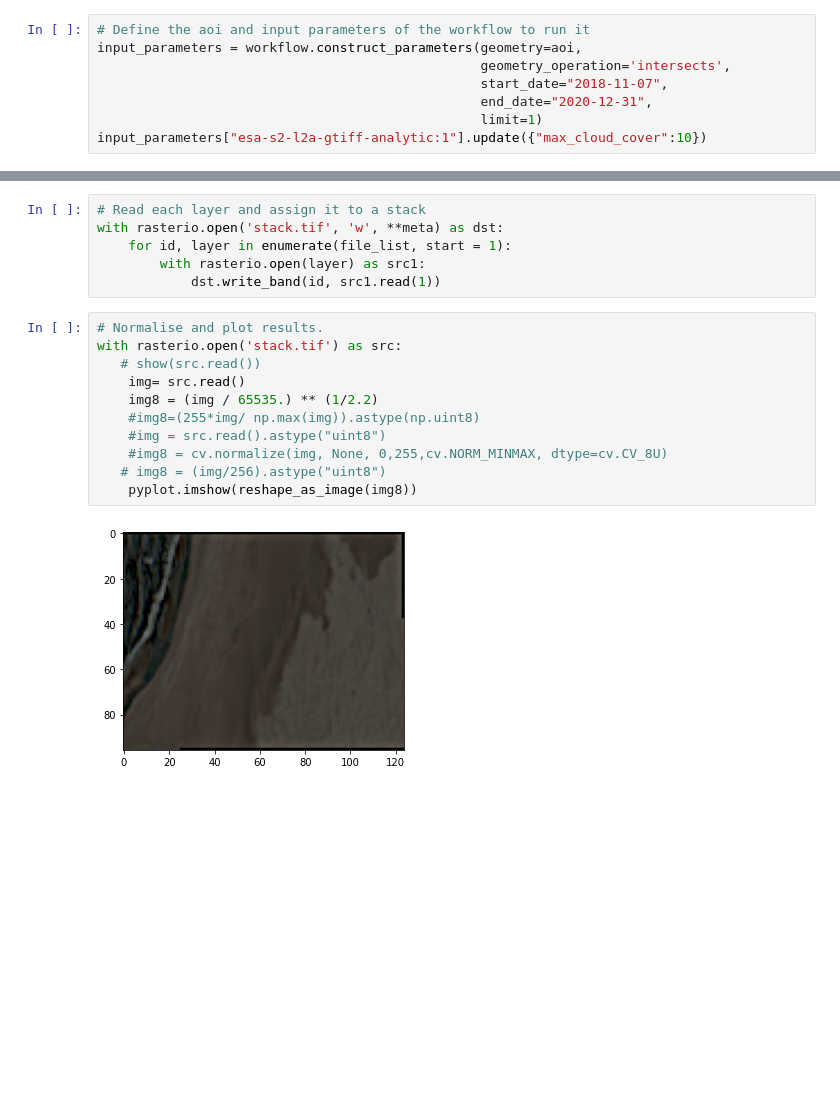
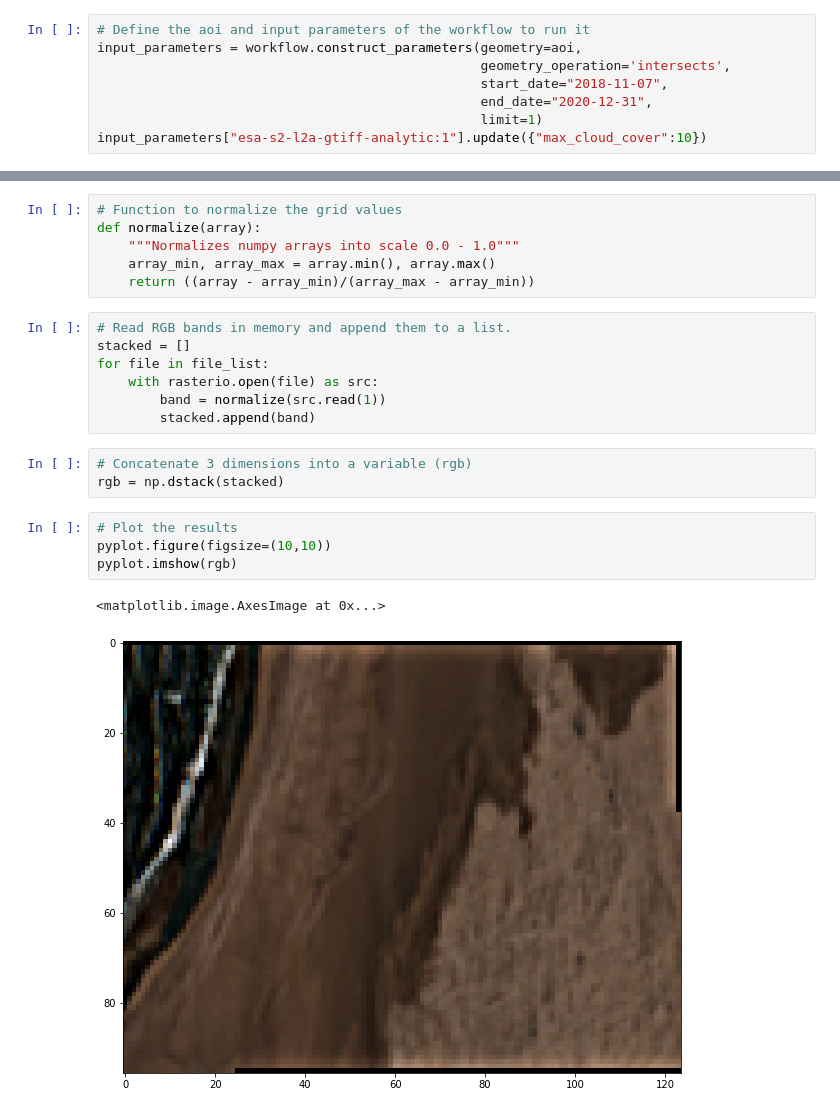
Before and after one commit to up42/up42-py, a Jupyter notebook: examples/data-block-examples/sentinel2-l2-a-geotiff-example.ipynb, the cells around one changed output, grey strips where cells are left out. Saved outputs shown, nothing was run; the diff lists cells and outputs as text; blank space fills up the shorter version.

Commit message:
Update visualisation

```diff
--- a/examples/data-block-examples/sentinel2-l2-a-geotiff-example.ipynb
+++ b/examples/data-block-examples/sentinel2-l2-a-geotiff-example.ipynb
@@ -170,19 +143,23 @@ meta.update(count = len(file_list))
-# %%
-# Read each layer and assign it to a stack
-with rasterio.open('stack.tif', 'w', **meta) as dst:
-    for id, layer in enumerate(file_list, start = 1):
-        with rasterio.open(layer) as src1:
-            dst.write_band(id, src1.read(1))
-# %%
-# Normalise and plot results.
-with rasterio.open('stack.tif') as src:
-   # show(src.read())
-    img= src.read()
-    img8 = (img / 65535.) ** (1/2.2)
-    #img8=(255*img/ np.max(img)).astype(np.uint8)
-    #img = src.read().astype("uint8")
-    #img8 = cv.normalize(img, None, 0,255,cv.NORM_MINMAX, dtype=cv.CV_8U)
-   # img8 = (img/256).astype("uint8")
-    pyplot.imshow(reshape_as_image(img8))
-# %% [output]
-[figure, removed]
+# %%
+# Function to normalize the grid values
+def normalize(array):
+    """Normalizes numpy arrays into scale 0.0 - 1.0"""
+    array_min, array_max = array.min(), array.max()
+    return ((array - array_min)/(array_max - array_min))
+# %%
+# Read RGB bands in memory and append them to a list.
+stacked = []
+for file in file_list:
+    with rasterio.open(file) as src:
+        band = normalize(src.read(1))
+        stacked.append(band)
+# %%
+# Concatenate 3 dimensions into a variable (rgb)
+rgb = np.dstack(stacked)
+# %%
+# Plot the results
+pyplot.figure(figsize=(10,10))
+pyplot.imshow(rgb)
+# %% [output]
+<matplotlib.image.AxesImage at 0x...>
+[figure, added]
```
Also changed, not shown: parts of 14 cells of this notebook.
